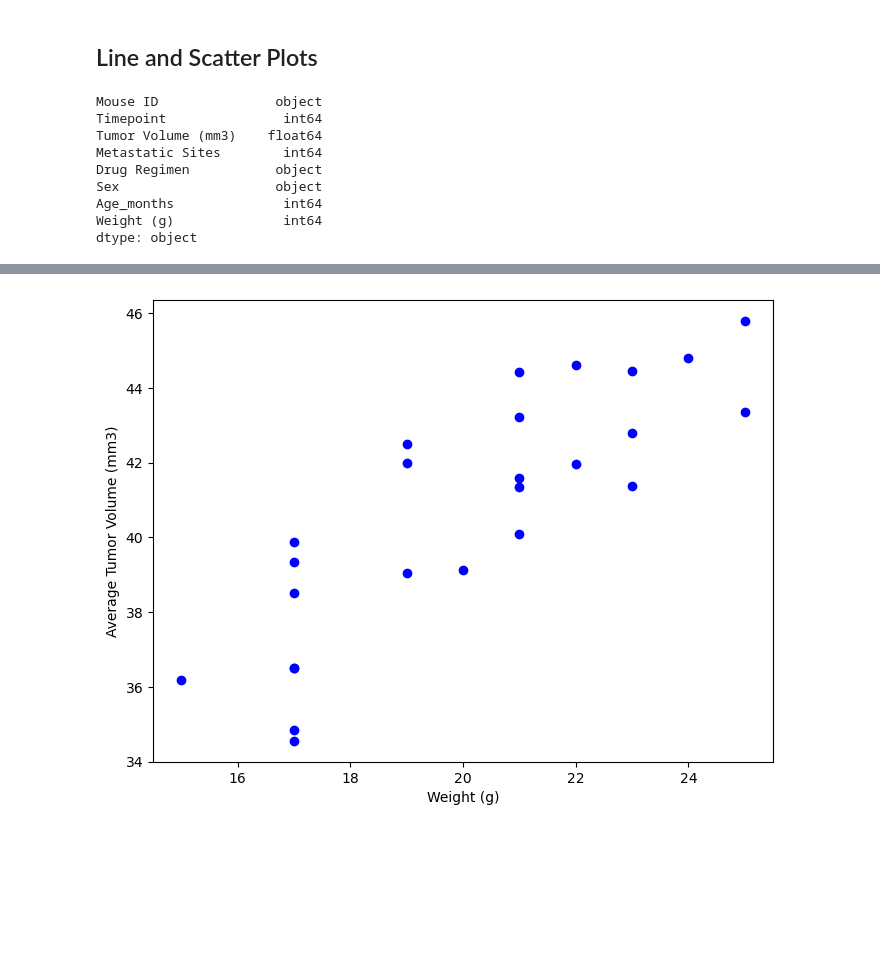
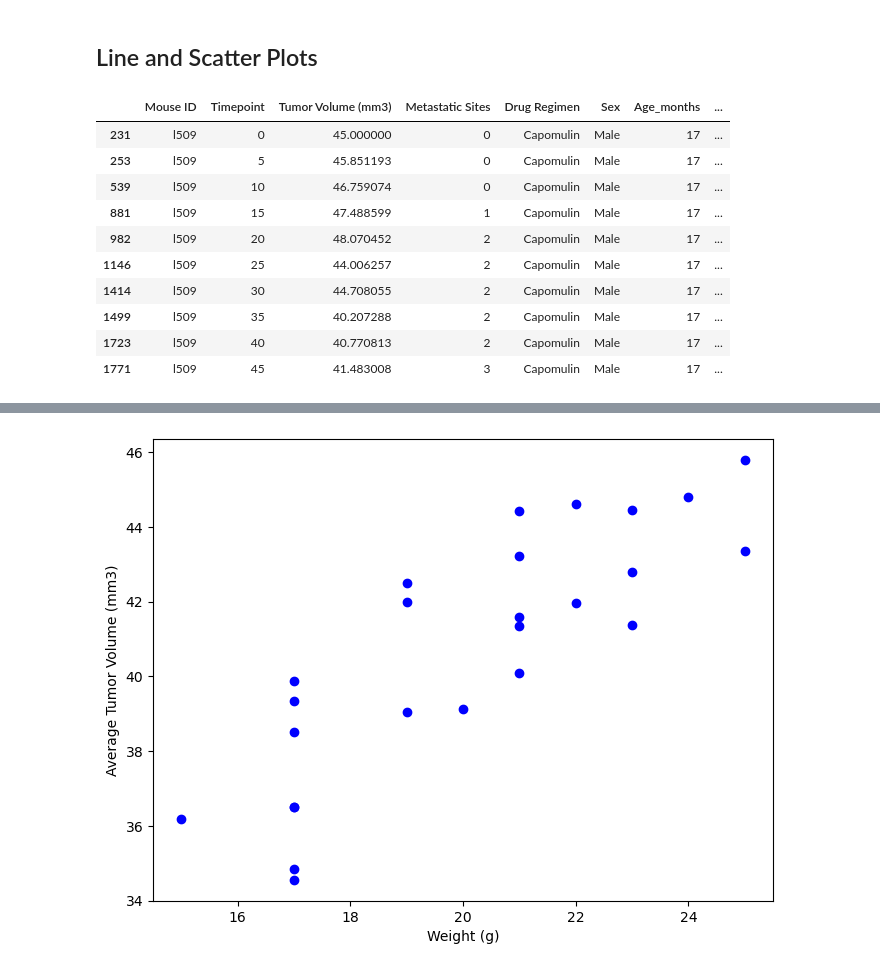
Before and after one commit to deangelica23/Data-Visualization, a Jupyter notebook: Pymaceuticals/pymaceuticals_starter.ipynb, the cells around one changed output, grey strips where cells are left out. Cells and saved outputs as stored; diff of their text form; code cells hidden in the pictures; blank space fills up the shorter version.

```diff
--- a/Pymaceuticals/pymaceuticals_starter.ipynb
+++ b/Pymaceuticals/pymaceuticals_starter.ipynb
@@ -271,18 +271,28 @@ plt.show()
 [figure]
 # %% [markdown]
 ## Line and Scatter Plots
-# %%
-print(capomulin_mouse_data.dtypes)
-# %% [output]
-Mouse ID               object
-Timepoint               int64
-Tumor Volume (mm3)    float64
-Metastatic Sites        int64
-Drug Regimen           object
-Sex                    object
-Age_months              int64
-Weight (g)              int64
-dtype: object
+# %%
+mouse_id = 'l509'
+
+single_mouse_data = clean_metadata_study[
+    (clean_metadata_study['Mouse ID'] == mouse_id) &
+    (clean_metadata_study['Drug Regimen'] == 'Capomulin')]
+
+#single_mouse_data = single_mouse_data.sort_values(by='Timepoint')
+
+single_mouse_data
+# %% [output]
+|  | Mouse ID | Timepoint | Tumor Volume (mm3) | Metastatic Sites | Drug Regimen | Sex | Age_months | ... |
+| 231 | l509 | 0 | 45.000000 | 0 | Capomulin | Male | 17 | ... |
+| 253 | l509 | 5 | 45.851193 | 0 | Capomulin | Male | 17 | ... |
+| 539 | l509 | 10 | 46.759074 | 0 | Capomulin | Male | 17 | ... |
+| 881 | l509 | 15 | 47.488599 | 1 | Capomulin | Male | 17 | ... |
+| 982 | l509 | 20 | 48.070452 | 2 | Capomulin | Male | 17 | ... |
+| 1146 | l509 | 25 | 44.006257 | 2 | Capomulin | Male | 17 | ... |
+| 1414 | l509 | 30 | 44.708055 | 2 | Capomulin | Male | 17 | ... |
+| 1499 | l509 | 35 | 40.207288 | 2 | Capomulin | Male | 17 | ... |
+| 1723 | l509 | 40 | 40.770813 | 2 | Capomulin | Male | 17 | ... |
+| 1771 | l509 | 45 | 41.483008 | 3 | Capomulin | Male | 17 | ... |
 # %%
 # Generate a line plot of tumor volume vs. time point for a single mouse treated with Capomulin
 
```
Also changed, not shown: parts of 2 cells of this notebook.
